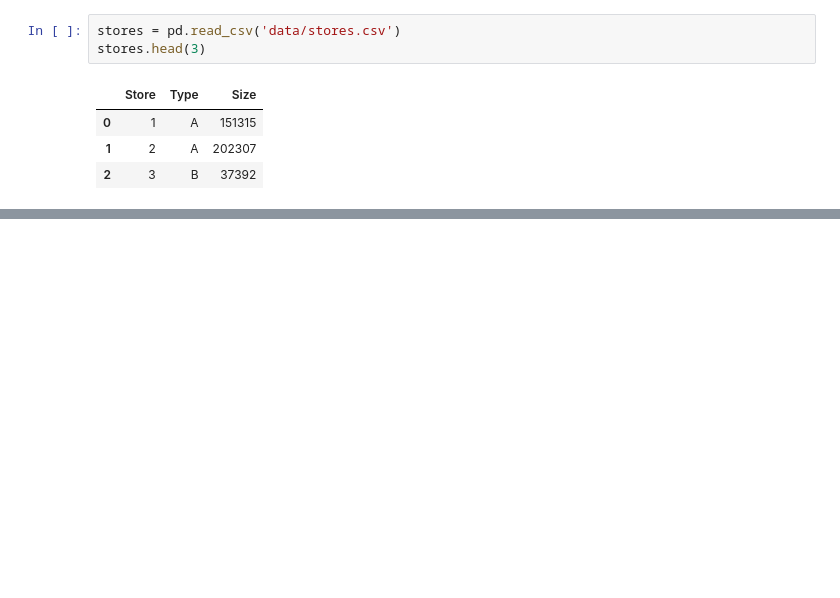
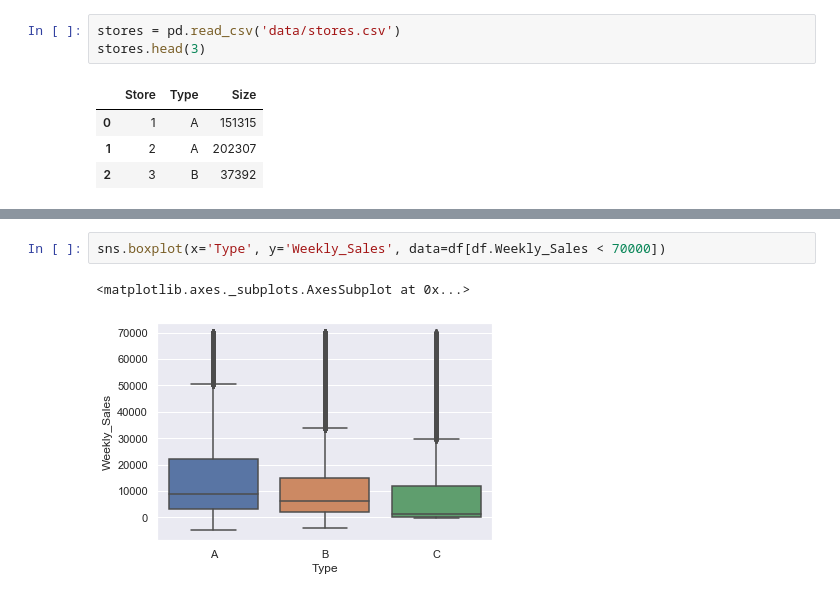
Before and after one commit to demidafonichev/hse-data-science-in-business-2020, a Jupyter notebook: HW3/HW3.ipynb, the cells around one changed output, grey strips where cells are left out. Saved outputs shown, nothing was run; the diff lists cells and outputs as text; blank space fills up the shorter version.

```diff
--- a/HW3/HW3.ipynb
+++ b/HW3/HW3.ipynb
@@ -286,0 +205,5 @@ submission.to_csv('data/submission.csv')
+# %%
+sns.boxplot(x='Type', y='Weekly_Sales', data=df[df.Weekly_Sales < 70000])
+# %% [output]
+<matplotlib.axes._subplots.AxesSubplot at 0x...>
+[figure, added]
```
Also changed, not shown: parts of 82 cells of this notebook, 1 other file.
